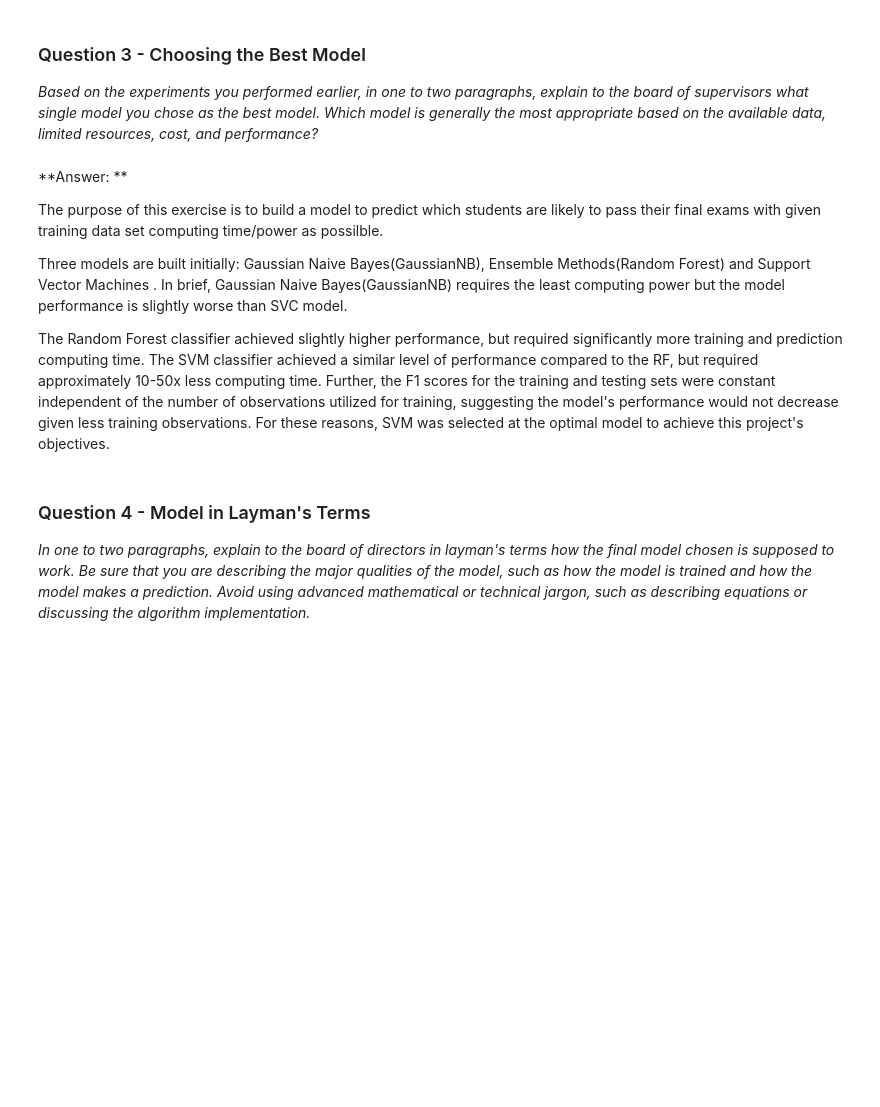
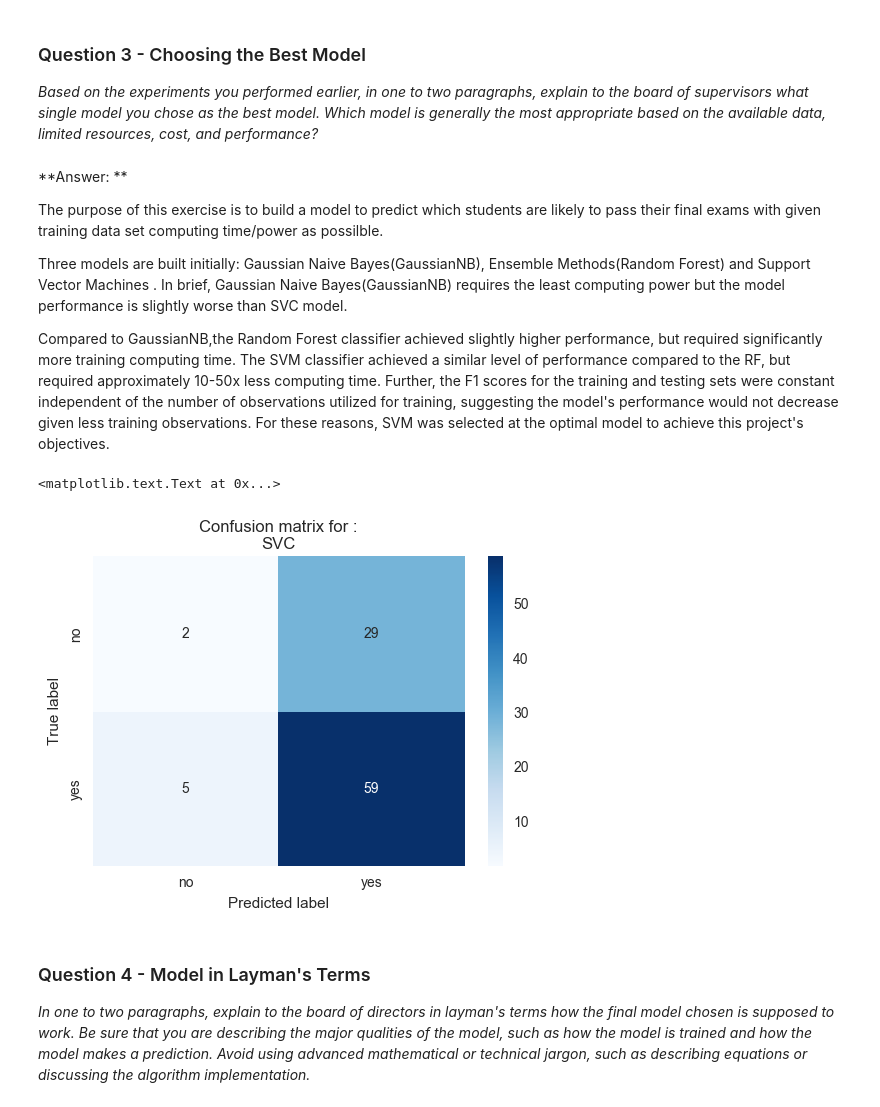
Before and after one commit to Alluxia-F/Student_Intervention_System, a Jupyter notebook: student_intervention.ipynb, the cells around one changed output. Drawn from its saved outputs; the diff is of its cells as text; code cells hidden in the pictures; blank space fills up the shorter version.

```diff
--- a/student_intervention.ipynb
+++ b/student_intervention.ipynb
@@ -201,12 +199,14 @@ num_train = 300
 num_test = X_all.shape[0] - num_train
 
 # TODO: Shuffle and split the dataset into the number of training and testing points above
-X_train,X_test,y_train,y_test=cross_validation.train_test_split(X_all,y_all,test_size=num_test,random_state=0)
+X_train,X_test,y_train,y_test=cross_validation.train_test_split(X_all,y_all,stratify=y_all,test_size=num_test,random_state=8)
 
 
 # Show the results of the split
 print "Training set has {} samples.".format(X_train.shape[0])
 print "Testing set has {} samples.".format(X_test.shape[0])
+print "Grad rate of train set: {:.2f}%".format(100 * (y_train == 'yes').mean())
+print "Grad rate of test set: {:.2f}%".format(100 * (y_test == 'yes').mean())
 # %% [output]
 Training set has 300 samples.
 Testing set has 95 samples.
@@ -344,6 +346,7 @@ With the predefined functions above, you will now import the three supervised le
 - Fit each model with each training set size and make predictions on the test set (9 in total).
 **Note:** Three tables are provided after the following code cell which can be used to store your results.
 # %%
+# Code adjustment per the mentor feedback. Specify Random_states for classifiers so that the results can be reproduced.
 # TODO: Import the three supervised learning models from sklearn
 from sklearn.naive_bayes import GaussianNB
 from sklearn import svm
@@ -351,17 +354,16 @@ from sklearn.ensemble import RandomForestClassifier
 
 # TODO: Initialize the three models
 clf_A = GaussianNB()
-clf_B = svm.SVC()
-clf_C = RandomForestClassifier()
+clf_B = svm.SVC(random_state=88)
+clf_C = RandomForestClassifier(random_state=88)
 
 # TODO: Set up the training set sizes
 size_list=[100,200,300]
 
 # TODO: Execute the 'train_predict' function for each classifier and each training set size
 # train_predict(clf, X_train, y_train, X_test, y_test)
-for size in size_list:
-    train_predict(clf_A,X_train[:size],y_train[:size],X_test,y_test)
-    train_predict(clf_B,X_train[:size],y_train[:size],X_test,y_test)
-    train_predict(clf_C,X_train[:size],y_train[:size],X_test,y_test)
+for clf in [clf_A,clf_B,clf_C]:
+    for size in size_list:
+        train_predict(clf,X_train[:size],y_train[:size],X_test,y_test)
 # %% [output]
 Training a GaussianNB using a training set size of 100. . .
@@ -421,7 +423,28 @@ The purpose of this exercise is to build a model to predict which students are l
 
 Three models are built initially: Gaussian Naive Bayes(GaussianNB), Ensemble Methods(Random Forest) and Support Vector Machines . In brief, Gaussian Naive Bayes(GaussianNB) requires the least computing power but the model performance is slightly worse than SVC model.
 
-The Random Forest classifier achieved slightly higher performance, but required significantly more training and prediction computing time. The SVM classifier achieved a similar level of performance compared to the RF, but required approximately 10-50x less computing time. Further, the F1 scores for the training and testing sets were constant independent of the number of observations utilized for training, suggesting the model's performance would not decrease given less training observations. For these reasons, SVM was selected at the optimal model to achieve this project's objectives.
+Compared to GaussianNB,the Random Forest classifier achieved slightly higher performance, but required significantly more training computing time. The SVM classifier achieved a similar level of performance compared to the RF, but required approximately 10-50x less computing time. Further, the F1 scores for the training and testing sets were constant independent of the number of observations utilized for training, suggesting the model's performance would not decrease given less training observations. For these reasons, SVM was selected at the optimal model to achieve this project's objectives.
+# %%
+# SVC confusion matrix
+
+from sklearn.metrics import confusion_matrix
+import seaborn as sns
+import matplotlib.pyplot as plt
+%matplotlib inline
+
+# compute confusion matrix for the selected model
+model=clf_B
+cm=confusion_matrix(y_test.values,model.predict(X_test))
+
+#view with a heatmap
+
+sns.heatmap(cm,annot=True,cmap='Blues',xticklabels=['no','yes'],yticklabels=['no','yes'])
+plt.ylabel('True label')
+plt.xlabel('Predicted label')
+plt.title('Confusion matrix for :\n{}'.format(model.__class__.__name__))
+# %% [output]
+<matplotlib.text.Text at 0x...>
+[figure, added]
 # %% [markdown]
 ### Question 4 - Model in Layman's Terms
 *In one to two paragraphs, explain to the board of directors in layman's terms how the final model chosen is supposed to work. Be sure that you are describing the major qualities of the model, such as how the model is trained and how the model makes a prediction. Avoid using advanced mathematical or technical jargon, such as describing equations or discussing the algorithm implementation.*
```
Also changed, not shown: parts of 13 cells of this notebook, 1 other file.
